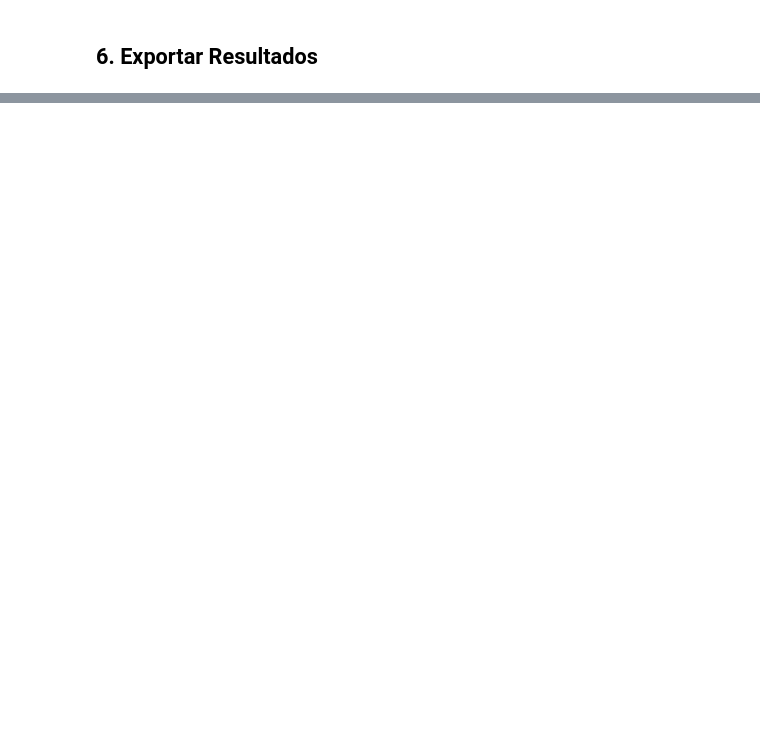
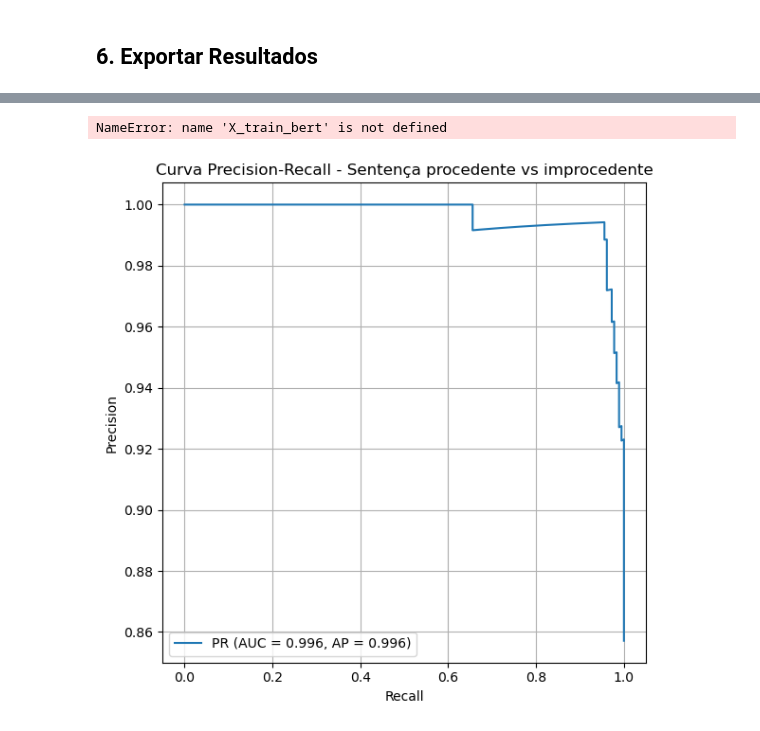
Before and after one commit to wChrstphr/Jupyter-Mestrado, a Jupyter notebook: tjce.ipynb, the cells around one changed output, grey strips where cells are left out. Drawn from its saved outputs; the diff is of its cells as text; code cells hidden in the pictures; blank space fills up the shorter version.

```diff
--- a/tjce.ipynb
+++ b/tjce.ipynb
@@ -230,12 +245,12 @@ Estimativa de processos COM texto público:
 # %% [markdown]
 ## 6. Exportar Resultados
 # %%
-df.to_csv('processos_completo.csv', sep=',', header=True, index=False)
-df_decisoes_completo.to_csv('decisoes_resumo.csv', sep=',', header=True, index=False)
+df.to_csv('data/csv/processos_completo.csv', sep=',', header=True, index=False)
+df_decisoes_completo.to_csv('data/csv/decisoes_resumo.csv', sep=',', header=True, index=False)
 
 # Salvar números de processos completos em CSV
 numeros_completos = df_decisoes_completo['numero_processo'].unique()
-with open('numeros_processos.csv', 'w', encoding='utf-8', newline='') as f:
+with open('data/csv/numeros_processos.csv', 'w', encoding='utf-8', newline='') as f:
     writer = csv.writer(f)
     writer.writerow(['numeroProcesso'])
     for num in numeros_completos:
@@ -250,18 +265,17 @@ dados_completos_todos = {
     }
 }
 
-with open('dados_completos.json', 'w', encoding='utf-8') as f:
+with open('data/json/dados_completos.json', 'w', encoding='utf-8') as f:
     json.dump(dados_completos_todos, f, indent=2, ensure_ascii=False)
 
 # Salvar processos com decisões
-with open('processos_com_decisoes.json', 'w', encoding='utf-8') as f:
+with open('data/json/processos_com_decisoes.json', 'w', encoding='utf-8') as f:
     json.dump(decisoes_por_processo, f, indent=2, ensure_ascii=False)
 
 print("\n=== ARQUIVOS EXPORTADOS ===")
-print(f"  - data/output/processos_completo.csv")
-print(f"  - data/output/decisoes_resumo.csv ({len(df_decisoes_completo)} registros)")
-print(f"  - data/output/numeros_processos.csv ({len(numeros_completos)} processos únicos)")
-print(f"  - data/output/dados_completos.json ({len(processos_completos)} processos)")
-print(f"  - data/output/processos_com_decisoes.json")
-print(f"\nOBS: Pipeline automaticamente filtrará processos sem texto (segredo de justiça)")
+print(f"  - data/csv/processos_completo.csv")
+print(f"  - data/csv/decisoes_resumo.csv ({len(df_decisoes_completo)} registros)")
+print(f"  - data/csv/numeros_processos.csv ({len(numeros_completos)} processos únicos)")
+print(f"  - data/json/dados_completos.json ({len(processos_completos)} processos)")
+print(f"  - data/json/processos_com_decisoes.json")
 # %% [output]
@@ -360,0 +593,49 @@ python coletar_dados_ml.py --etapa features
+# %%
+# -----------------------------
+# GRÁFICO 1: Curva ROC (treino + teste)
+# -----------------------------
+from sklearn.metrics import roc_curve, auc
+
+# Probabilidades de treino
+y_pred_train_prob = model.predict([X_train_bert, X_train_meta])
+
+# Curva ROC - treino
+fpr_train, tpr_train, _ = roc_curve(y_train, y_pred_train_prob)
+roc_auc_train = auc(fpr_train, tpr_train)
+
+# Curva ROC - teste
+fpr_test, tpr_test, _ = roc_curve(y_test, y_pred_prob)
+roc_auc_test = auc(fpr_test, tpr_test)
+
+plt.figure(figsize=(6, 6))
+plt.plot(fpr_train, tpr_train, label=f"Treino (AUC = {roc_auc_train:.3f})")
+plt.plot(fpr_test, tpr_test, label=f"Teste (AUC = {roc_auc_test:.3f})")
+plt.plot([0, 1], [0, 1], linestyle="--", label="Aleatório")
+plt.xlabel("Falso Positivo (FPR)")
+plt.ylabel("Verdadeiro Positivo (TPR)")
+plt.title("Curva ROC - Sentença procedente vs improcedente")
+plt.legend(loc="lower right")
+plt.grid(True)
+plt.tight_layout()
+plt.show()
+# %% [output]
+NameError: name 'X_train_bert' is not defined
+# %%
+# -----------------------------
+# GRÁFICO 2: Curva Precision-Recall
+# -----------------------------
+precision, recall, thresholds_pr = precision_recall_curve(y_test, y_pred_prob)
+pr_auc = auc(recall, precision)
+ap = average_precision_score(y_test, y_pred_prob)
+
+plt.figure(figsize=(6, 6))
+plt.plot(recall, precision, label=f"PR (AUC = {pr_auc:.3f}, AP = {ap:.3f})")
+plt.xlabel("Recall")
+plt.ylabel("Precision")
+plt.title("Curva Precision-Recall - Sentença procedente vs improcedente")
+plt.legend(loc="lower left")
+plt.grid(True)
+plt.tight_layout()
+plt.show()
+# %% [output]
+[figure, added]
```
Also changed, not shown: parts of 23 cells of this notebook, 25 other files.
